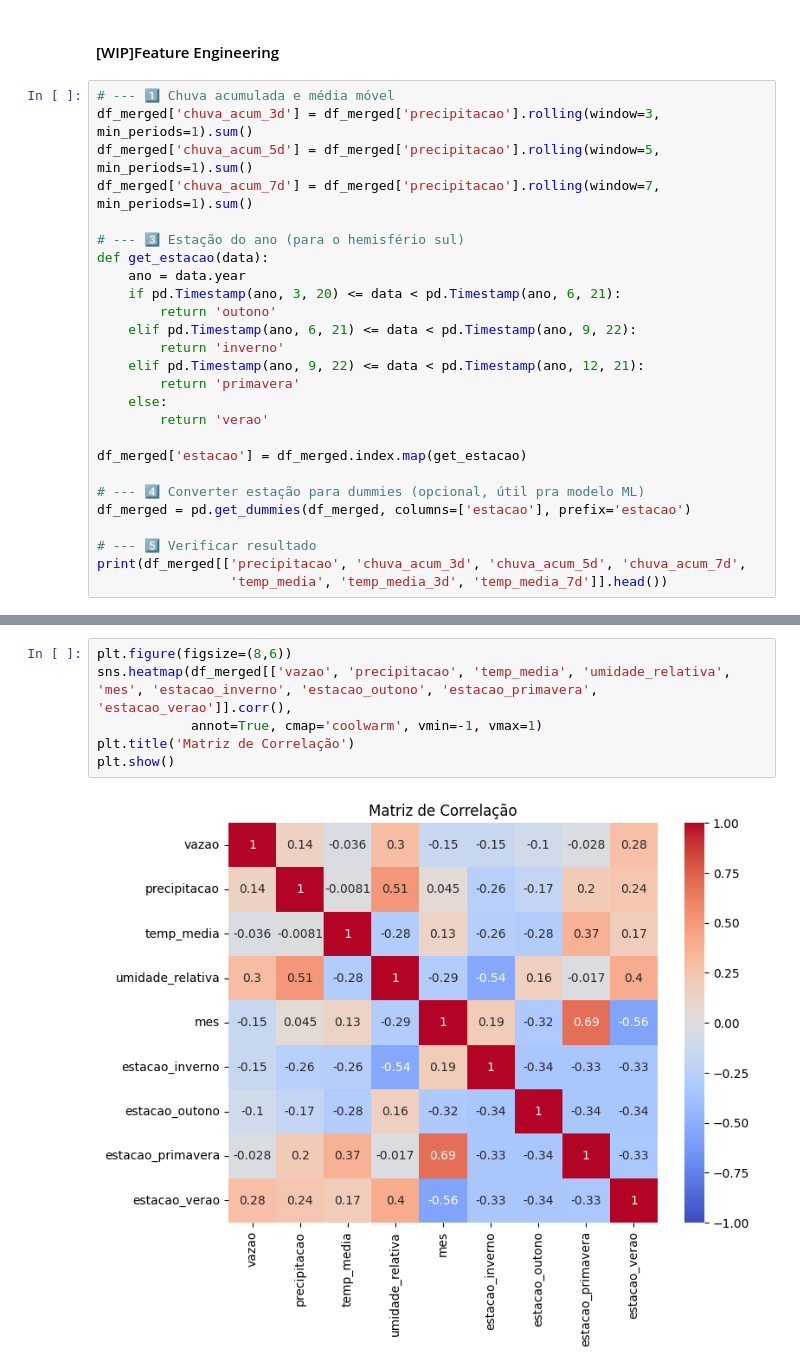
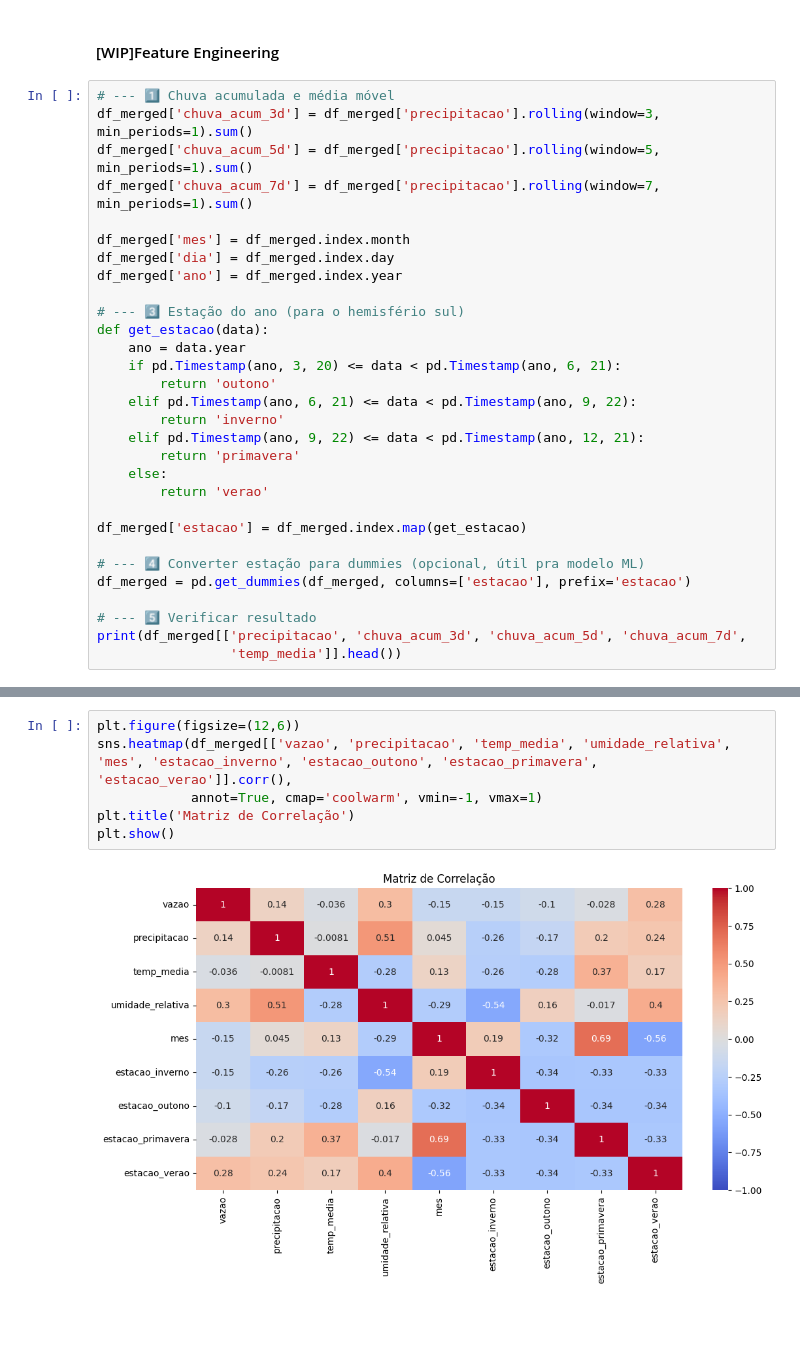
Before and after one commit to Julia1pereira/previsao-vazao, a Jupyter notebook: notebooks/01_exploracao_dados.ipynb, the cells around one changed output, grey strips where cells are left out. Cells and saved outputs as stored; diff of their text form; blank space fills up the shorter version.

```diff
--- a/notebooks/01_exploracao_dados.ipynb
+++ b/notebooks/01_exploracao_dados.ipynb
@@ -256,6 +243,10 @@ plt.show()
 df_merged['chuva_acum_3d'] = df_merged['precipitacao'].rolling(window=3, min_periods=1).sum()
 df_merged['chuva_acum_5d'] = df_merged['precipitacao'].rolling(window=5, min_periods=1).sum()
 df_merged['chuva_acum_7d'] = df_merged['precipitacao'].rolling(window=7, min_periods=1).sum()
+
+df_merged['mes'] = df_merged.index.month
+df_merged['dia'] = df_merged.index.day
+df_merged['ano'] = df_merged.index.year
 
 # --- 3️⃣ Estação do ano (para o hemisfério sul)
 def get_estacao(data):
@@ -276,7 +267,7 @@ df_merged = pd.get_dummies(df_merged, columns=['estacao'], prefix='estacao')
 
 # --- 5️⃣ Verificar resultado
 print(df_merged[['precipitacao', 'chuva_acum_3d', 'chuva_acum_5d', 'chuva_acum_7d',
-                 'temp_media', 'temp_media_3d', 'temp_media_7d']].head())
+                 'temp_media']].head())
 # %% [output]
             precipitacao  chuva_acum_3d  chuva_acum_5d  chuva_acum_7d  \
 data
@@ -306,8 +306,8 @@ df_merged.head()
 # %%
-plt.figure(figsize=(8,6))
+plt.figure(figsize=(12,6))
 sns.heatmap(df_merged[['vazao', 'precipitacao', 'temp_media', 'umidade_relativa', 'mes', 'estacao_inverno', 'estacao_outono', 'estacao_primavera', 'estacao_verao']].corr(),
             annot=True, cmap='coolwarm', vmin=-1, vmax=1)
 plt.title('Matriz de Correlação')
 plt.show()
 # %% [output]
-[figure, old version]
+[figure, new version]
```
Also changed, not shown: parts of 8 cells of this notebook.
